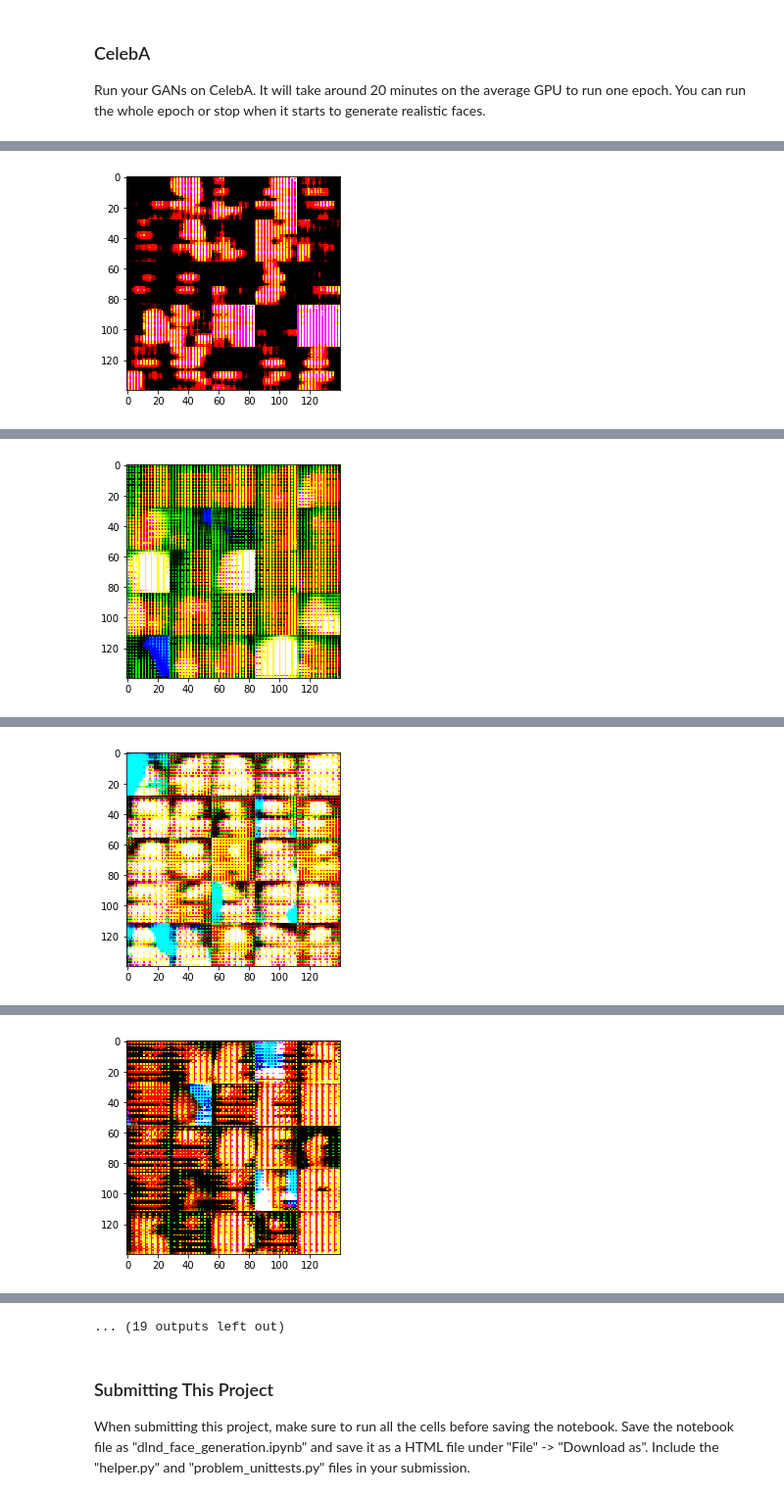
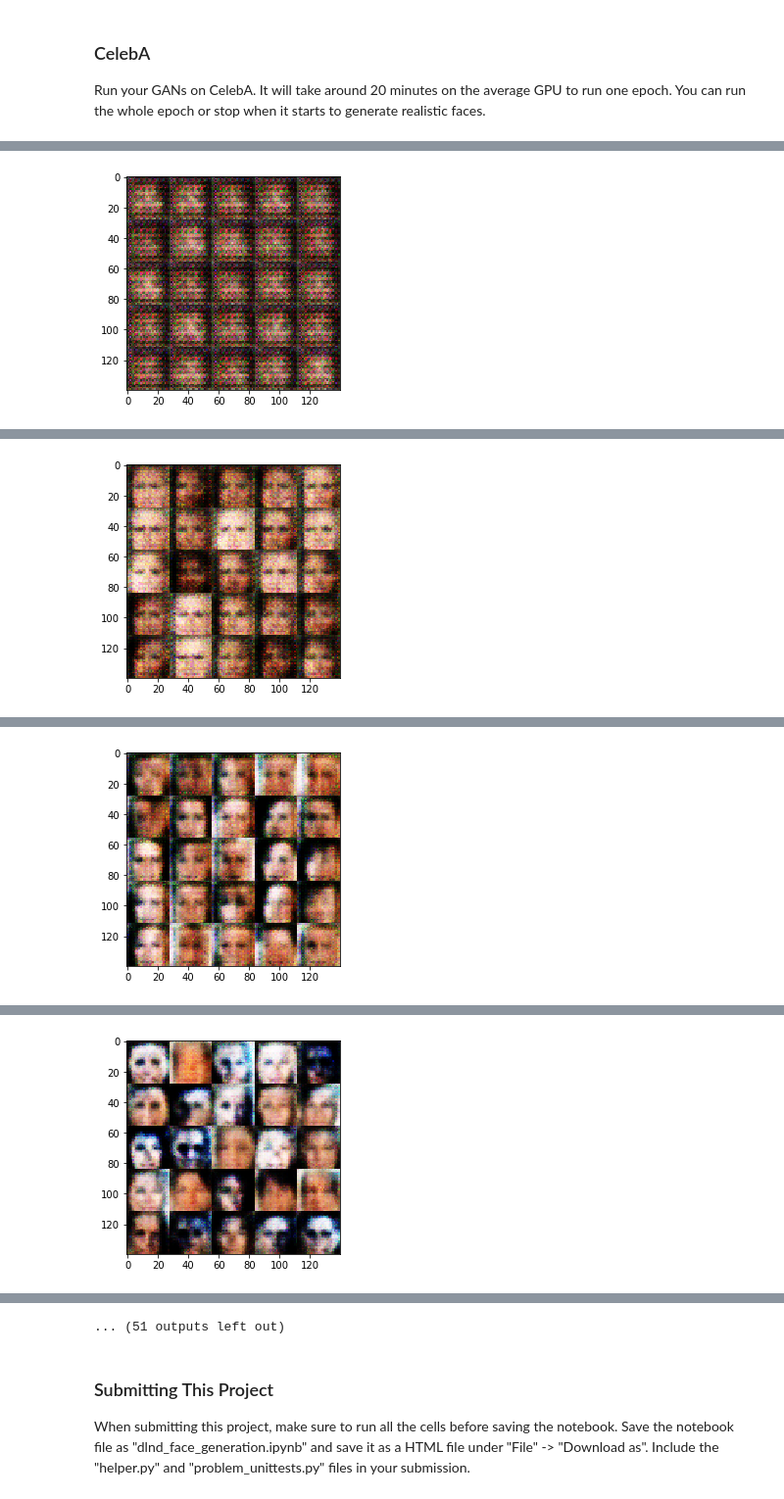
Before and after one commit to krbnite/deep-learning-nanodegree, a Jupyter notebook: Project5__Face-Generation/dlnd_face_generation.ipynb, the cells around one changed output, grey strips where cells are left out. Shown at 98% size. Cells and saved outputs as stored; diff of their text form; code cells hidden in the pictures.

```diff
--- a/Project5__Face-Generation/dlnd_face_generation.ipynb
+++ b/Project5__Face-Generation/dlnd_face_generation.ipynb
@@ -179,7 +188,13 @@ Tests Passed
 ### Generator
 Implement `generator` to generate an image using `z`. This function should be able to reuse the variables in the neural network.  Use [`tf.variable_scope`](https://www.tensorflow.org/api_docs/python/tf/variable_scope) with a scope name of "generator" to allow the variables to be reused. The function should return the generated 28 x 28 x `out_channel_dim` images.
 # %%
-def generator(z, out_channel_dim, is_train=True, alpha=0.1):
+# Reviewer's Suggestion:
+#    tf.random_normal_initializer(stddev=0.01)  -->  tf.contrib.layers.xavier_initializer()
+#
+# Reviewer's Suggestion:
+#    Add dropout
+
+def generator(z, out_channel_dim, is_train=True, alpha=0.1, keep_prob=0.9):
     """
     Create the generator network
     :param z: Input z
@@ -198,24 +213,31 @@ def generator(z, out_channel_dim, is_train=True, alpha=0.1):
         x1 = tf.reshape(x1, (-1, 7, 7, 256))
         x1 = tf.layers.batch_normalization(x1, training=is_train)
         x1 = tf.maximum(alpha * x1, x1)
+        x1 = tf.nn.dropout(x1, keep_prob)
         # 7x7x256
 
-        x2 = tf.layers.conv2d_transpose(x1, filters=128, kernel_size=5, strides=2, padding='same',
-                                       kernel_initializer = tf.random_normal_initializer(stddev=0.01))
+        x2 = tf.layers.conv2d_transpose(x1, filters=128, kernel_size=5, strides=1, padding='same',
+                                       kernel_initializer = tf.contrib.layers.xavier_initializer())
         x2 = tf.layers.batch_normalization(x2, training=is_train)
         x2 = tf.maximum(alpha * x2, x2)
-        # 14x14x128 now
+        x2 = tf.nn.dropout(x2, keep_prob)
 
         x3 = tf.layers.conv2d_transpose(x2, filters=64, kernel_size=5, strides=2, padding='same',
-                                       kernel_initializer = tf.random_normal_initializer(stddev=0.01))
+                                       kernel_initializer = tf.contrib.layers.xavier_initializer())
         x3 = tf.layers.batch_normalization(x3, training=is_train)
         x3 = tf.maximum(alpha * x3, x3)
-        # 28x28x64 now
+        x3 = tf.nn.dropout(x3, keep_prob)
+
+        x4 = tf.layers.conv2d_transpose(x3, filters=64, kernel_size=5, strides=2, padding='same',
+                                       kernel_initializer = tf.contrib.layers.xavier_initializer())
+        x4 = tf.layers.batch_normalization(x4, training=is_train)
+        x4 = tf.maximum(alpha * x4, x4)
+        x4 = tf.nn.dropout(x4, keep_prob)
 
         # Output layer
         logits = tf.layers.conv2d_transpose(
-            x3, filters=out_channel_dim, kernel_size=5, strides=1,
-            padding='same', kernel_initializer = tf.random_normal_initializer(stddev=0.01))
+            x3, filters=out_channel_dim, kernel_size=5, strides=2,
+            padding='same', kernel_initializer = tf.contrib.layers.xavier_initializer())
         # 28 x 28 x out_channel_dim
 
         out = tf.tanh(logits)
@@ -375,6 +397,7 @@ def train(epoch_count, batch_size, z_dim, learning_rate, beta1, get_batches, dat
 
     d_opt, g_opt = model_opt(d_loss, g_loss, lrn_rt, beta1)
 
+
     # TODO: Train Model
     steps=0
     with tf.Session() as sess:
@@ -391,6 +414,13 @@ def train(epoch_count, batch_size, z_dim, learning_rate, beta1, get_batches, dat
                 _ = sess.run(d_opt, feed_dict={input_real: batch_images, input_z: batch_z, lrn_rt: learning_rate})
                 _ = sess.run(g_opt, feed_dict={input_z: batch_z, input_real: batch_images, lrn_rt: learning_rate})
 
+                # Reviewer's Comment
+                # It's recommended to run g_opt twice as explained here in:
+                #   * http://bamos.github.io/2016/08/09/deep-completion/
+                #   * https://github.com/carpedm20/DCGAN-tensorflow
+                # Run g_opt twice to make sure that d_loss does not go to zero
+                _ = sess.run(g_opt, feed_dict={input_z: batch_z, input_real: batch_images, lrn_rt: learning_rate})
+
 
                 if steps % print_every == 0:
                     # At the end of each epoch, get the losses and print them out
@@ -495,12 +533,12 @@ Epoch 2/2... Discriminator Loss: 1.2477... Generator Loss: 1.4337
 ### CelebA
 Run your GANs on CelebA.  It will take around 20 minutes on the average GPU to run one epoch.  You can run the whole epoch or stop when it starts to generate realistic faces.
 # %%
-batch_size = 128
-z_dim = 100
-learning_rate = 0.01
+batch_size = 64
+z_dim = 128
+learning_rate = 0.0001
 beta1 = 0.5
 alpha=0.1
-smooth=0
+smooth=0.1
 
 
 """
@@ -526 +564 @@ Epoch 1/1... Discriminator Loss: 0.5013... Generator Loss: 3.4902
-[figure, old version]
+[figure, new version]
@@ -537 +575 @@ Epoch 1/1... Discriminator Loss: 0.8195... Generator Loss: 2.6470
-[figure, old version]
+[figure, new version]
@@ -548 +586 @@ Epoch 1/1... Discriminator Loss: 0.3704... Generator Loss: 5.3027
-[figure, old version]
+[figure, new version]
@@ -559 +597 @@ Epoch 1/1... Discriminator Loss: 0.5548... Generator Loss: 2.6583
-[figure, old version]
+[figure, new version]
@@ -582,4 +620,4 @@ Epoch 1/1... Discriminator Loss: 0.4815... Generator Loss: 2.7168
-... (19 outputs left out)
+... (51 outputs left out)
 # %% [markdown]
 ### Submitting This Project
 When submitting this project, make sure to run all the cells before saving the notebook. Save the notebook file as "dlnd_face_generation.ipynb" and save it as a HTML file under "File" -> "Download as". Include the "helper.py" and "problem_unittests.py" files in your submission.
```
Also changed, not shown: parts of 5 cells of this notebook, 1 other file.
